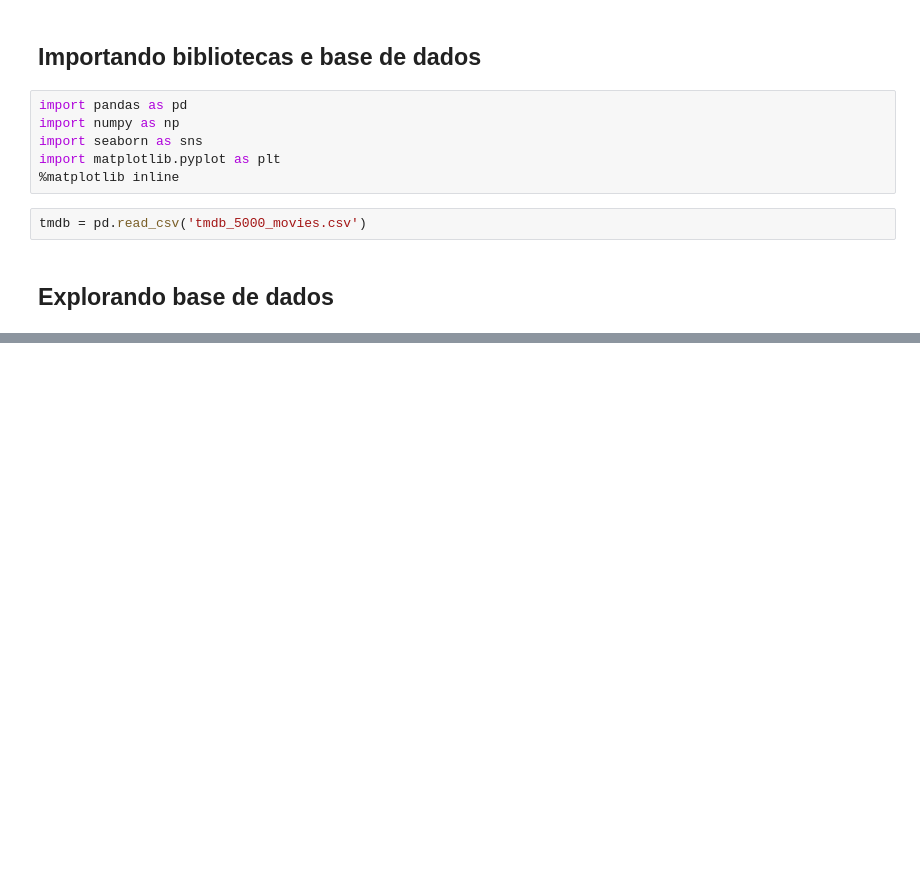
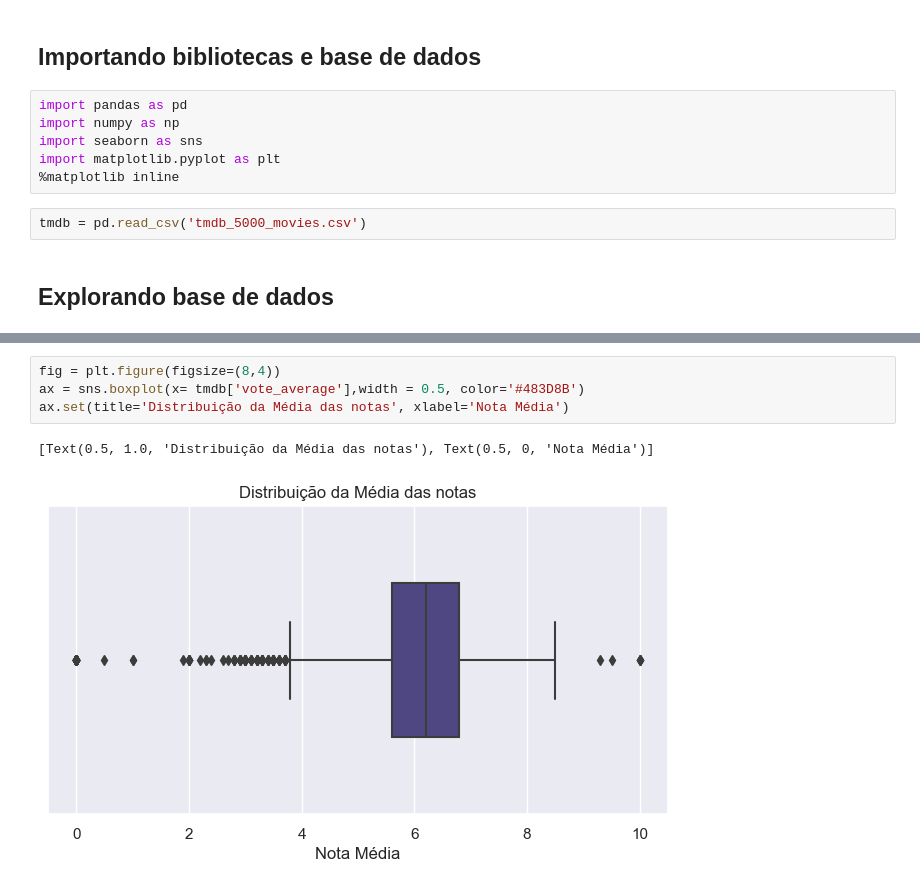
Before and after one commit to OliveiraLucas29/Curso_DataScience_Alura, a Jupyter notebook: testes_estatisticos_python/Introdução a testes.ipynb, the cells around one changed output, grey strips where cells are left out. Cells and saved outputs as stored; diff of their text form; blank space fills up the shorter version.

```diff
--- a/testes_estatisticos_python/Introdução a testes.ipynb
+++ b/testes_estatisticos_python/Introdução a testes.ipynb
@@ -21,0 +59,7 @@ tmdb.head(3)
+# %%
+fig = plt.figure(figsize=(8,4))
+ax = sns.boxplot(x= tmdb['vote_average'],width = 0.5, color='#483D8B')
+ax.set(title='Distribuição da Média das notas', xlabel='Nota Média')
+# %% [output]
+[Text(0.5, 1.0, 'Distribuição da Média das notas'), Text(0.5, 0, 'Nota Média')]
+[figure, added]
```
Also changed, not shown: parts of 6 cells of this notebook.
